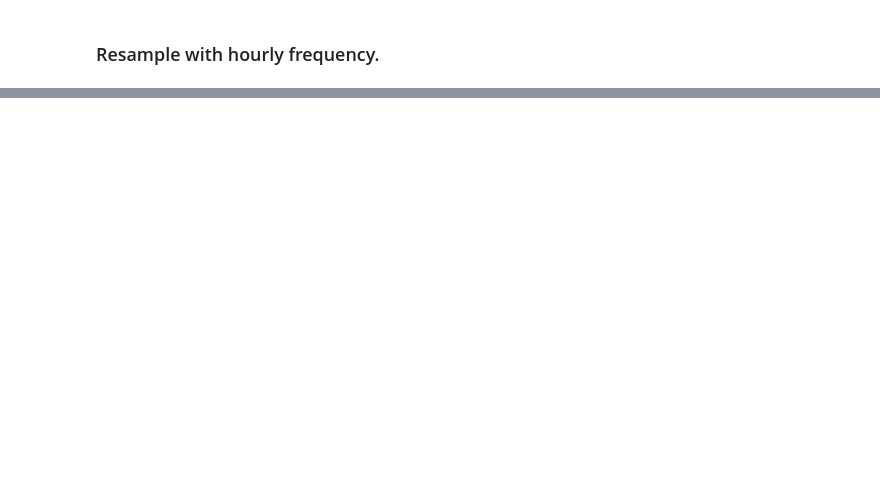
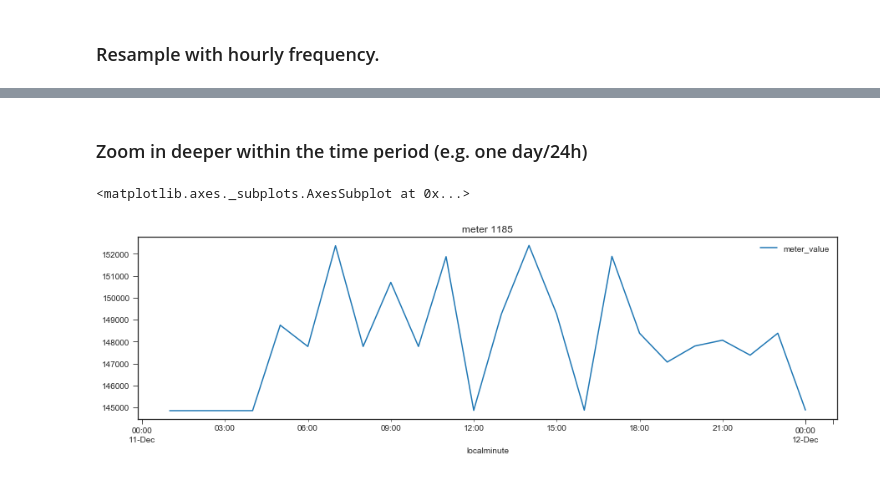
Before and after one commit to melvintzw/ee4211, a Jupyter notebook: exploration_mel.ipynb, the cells around one changed output, grey strips where cells are left out. Cells and saved outputs as stored; diff of their text form; code cells hidden in the pictures; blank space fills up the shorter version.

```diff
--- a/exploration_mel.ipynb
+++ b/exploration_mel.ipynb
@@ -141,0 +108,8 @@ display(len(df_i_bymonth_2_resampled))
+# %% [markdown]
+### Zoom in deeper within the time period (e.g. one day/24h)
+# %%
+df_i_byday = zoom(df_i_bymonth_resampled, '2015-12-11', '2015-12-12')
+df_i_byday.plot(figsize=(15,4), title=str(f'meter {key}'))
+# %% [output]
+<matplotlib.axes._subplots.AxesSubplot at 0x...>
+[figure, added]
```
Also changed, not shown: parts of 11 cells of this notebook.
